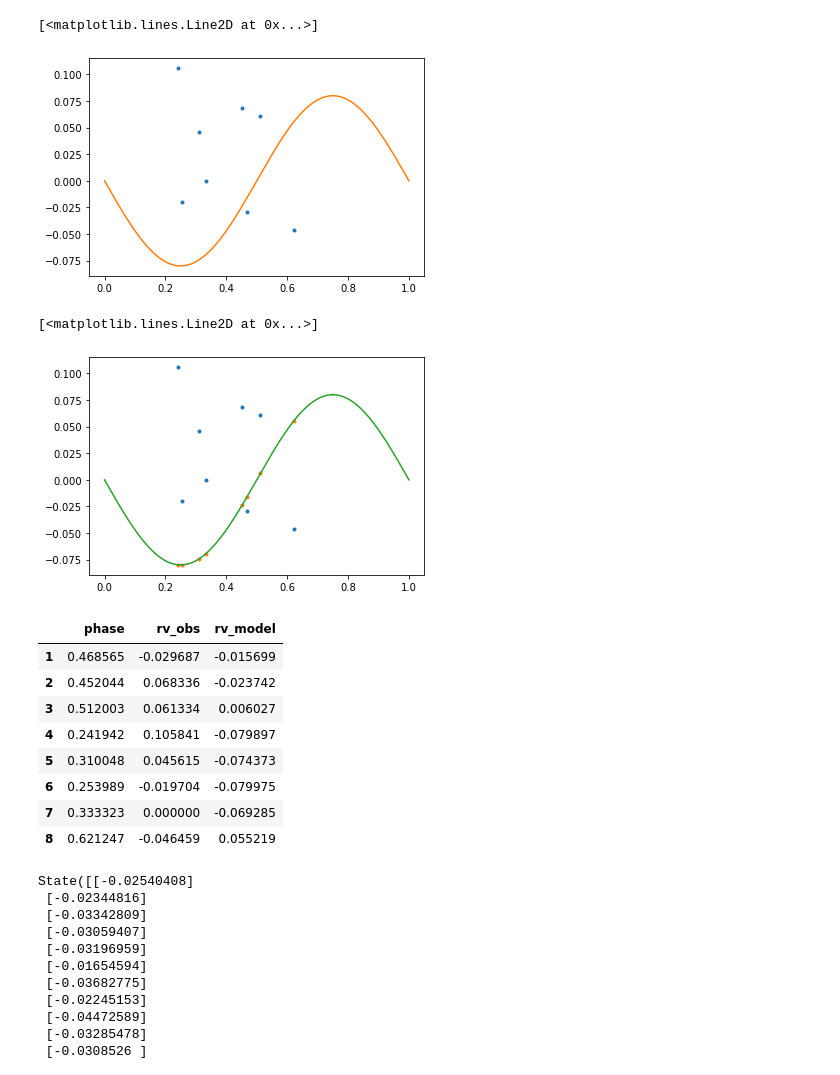
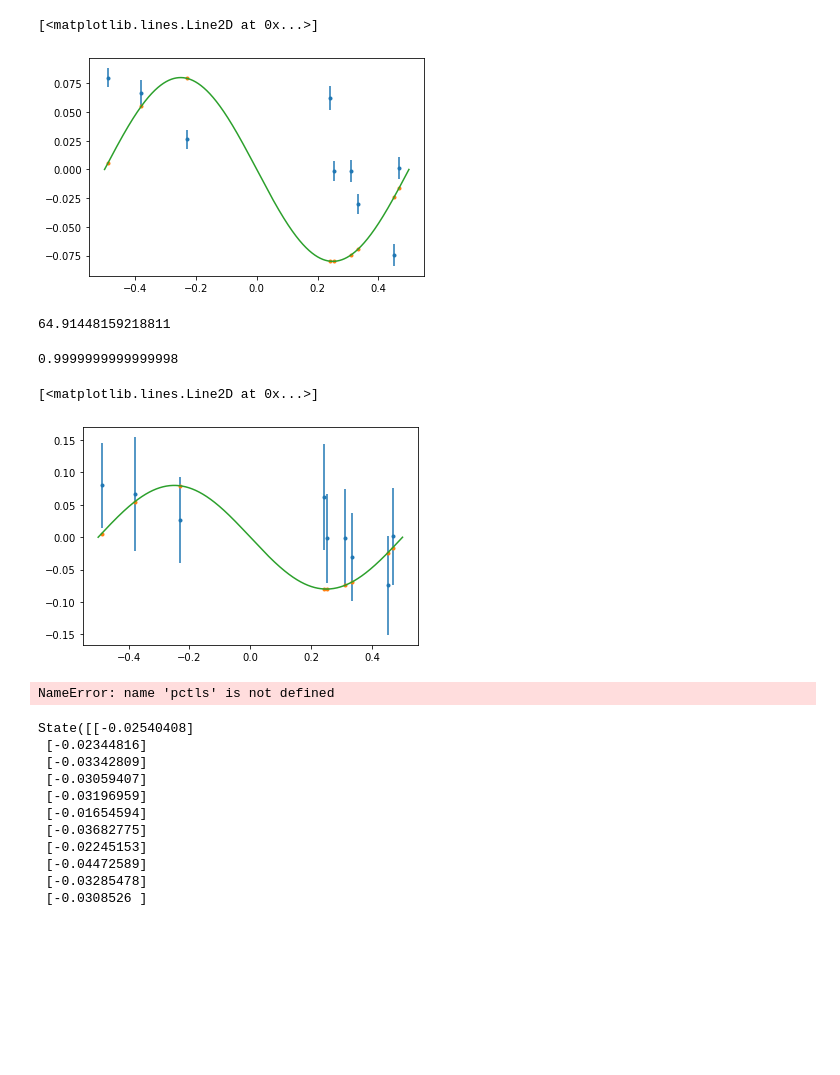
Before and after one commit to jpdeleon/toi1696, a Jupyter notebook: notebooks/RV analysis-2-simple.ipynb, the cells around one changed output. Cells and saved outputs as stored; diff of their text form; code cells hidden in the pictures; blank space fills up the shorter version.

```diff
--- a/notebooks/RV analysis-2-simple.ipynb
+++ b/notebooks/RV analysis-2-simple.ipynb
@@ -65,28 +88,36 @@ def phase(OBS_JD, T0, P):
 # %%
-phase_obs = phase(df['bjd'], T0, P)
-phase_pr = np.linspace(0,1,10000)
+phase_pr = np.linspace(-0.5,0.5,10000)
 
-pl.plot(phase_obs, df['rv'], '.')
+pl.errorbar(phase_obs, df['rv'], df['rv_err'], fmt='.')
+pl.plot(phase_obs, rv_model_K_phase(0.08, phase_obs), '.')
 pl.plot(phase_pr, rv_model_K_phase(0.08, phase_pr), '-')
 # %% [output]
 [<matplotlib.lines.Line2D at 0x...>]
-[figure, old version]
+[figure, new version]
+# %%
+def red_chisq(K):
+    rv_o = df['rv']
+    rv_e = df['rv_err']
+    rv_m = rv_model_K_phase(K, phase_obs)
+
+    return  np.sum(((rv_o - rv_m)/rv_e)**2) /8.
+# %%
+chisq=red_chisq(0.08)
+chisq
+# %% [output]
+64.91448159218811
+# %%
+const = chisq**0.5
+# %%
+np.sum(((df['rv'] - rv_model_K_phase(0.08, phase_obs))/(df['rv_err']*const))**2) /8.
+# %% [output]
+0.9999999999999998
 # %%
-pl.plot(phase_obs, df['rv'], '.')
+phase_pr = np.linspace(-0.5,0.5,10000)
+
+pl.errorbar(phase_obs, df['rv'], df['rv_err']*const, fmt='.')
 pl.plot(phase_obs, rv_model_K_phase(0.08, phase_obs), '.')
 pl.plot(phase_pr, rv_model_K_phase(0.08, phase_pr), '-')
 # %% [output]
 [<matplotlib.lines.Line2D at 0x...>]
-[figure, old version]
+[figure, new version]
-# %%
-pd.DataFrame({'phase':phase_obs, 'rv_obs':df['rv'], 'rv_model':rv_model_K_phase(0.08, phase_obs)})
-# %% [output]
-|  | phase | rv_obs | rv_model |
-| 1 | 0.468565 | -0.029687 | -0.015699 |
-| 2 | 0.452044 | 0.068336 | -0.023742 |
-| 3 | 0.512003 | 0.061334 | 0.006027 |
-| 4 | 0.241942 | 0.105841 | -0.079897 |
-| 5 | 0.310048 | 0.045615 | -0.074373 |
-| 6 | 0.253989 | -0.019704 | -0.079975 |
-| 7 | 0.333323 | 0.000000 | -0.069285 |
-| 8 | 0.621247 | -0.046459 | 0.055219 |
@@ -93,3 +133,17 @@ pd.DataFrame({'phase':phase_obs, 'rv_obs':df['rv'], 'rv_model':rv_model_K_phase(
+# %%
+for i,k in zip(pctls,[10, 30, 50]):
+    Mp = get_Mp_from_K(Porb[0], Mstar[0], k, e=0, inc=np.pi/2).to(u.Mearth).value
+    rv = rv_model(df.bjd, t0, Porb[0], e, w, k, k0)
+
+    chisq = np.sum(((rv - df.rv)/(df.rv_err))**2)
+
+    const = chisq**0.5
+
+    red_chisq = np.sum(((rv - df.rv)/(df.rv_err*const))**2)
+
+    print(k, Mp, chisq, red_chisq)
+# %% [output]
+NameError: name 'pctls' is not defined
 # %%
 def logprob(K):
     rv_o = df['rv']
```
Also changed, not shown: parts of 15 cells of this notebook, 7 other files.
